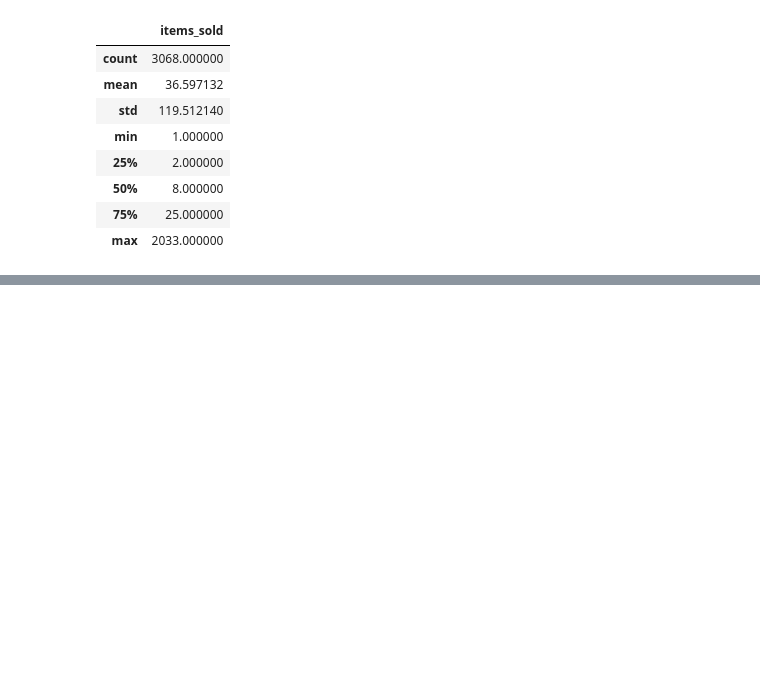
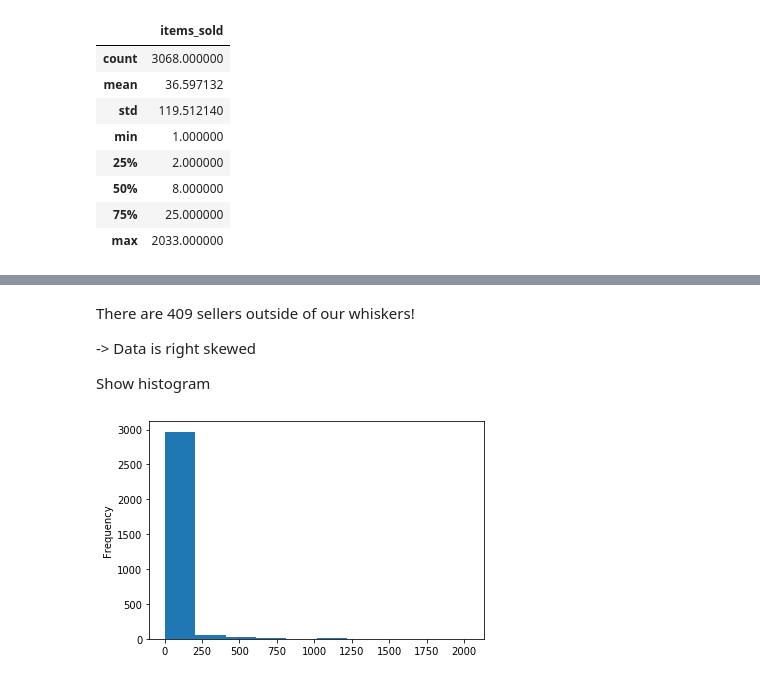
Before and after one commit to mavidvd/data-ber-03-20, a Jupyter notebook: Notes/module_2/week_4/1_eda-descriptive_statistics.ipynb, the cells around one changed output, grey strips where cells are left out. Saved outputs shown, nothing was run; the diff lists cells and outputs as text; code cells hidden in the pictures; blank space fills up the shorter version.

```diff
--- a/Notes/module_2/week_4/1_eda-descriptive_statistics.ipynb
+++ b/Notes/module_2/week_4/1_eda-descriptive_statistics.ipynb
@@ -65,0 +108,10 @@ seller_qty.describe()
+# %% [markdown]
+There are 409 sellers outside of our whiskers!
+
+-> Data is right skewed
+
+Show histogram
+# %%
+seller_qty["items_sold"].plot(kind="hist");
+# %% [output]
+[figure, added]
```
Also changed, not shown: parts of 29 cells of this notebook, 1 other file.
